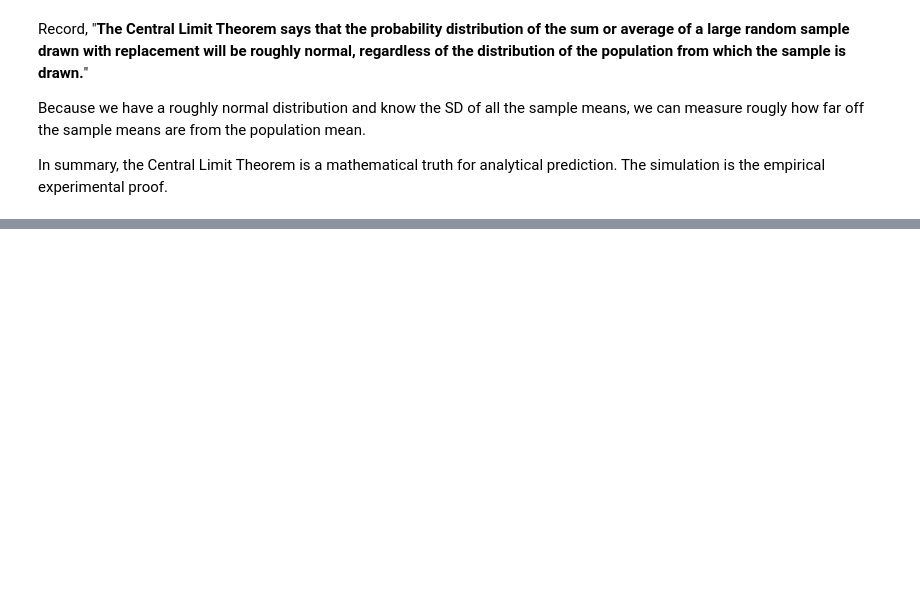
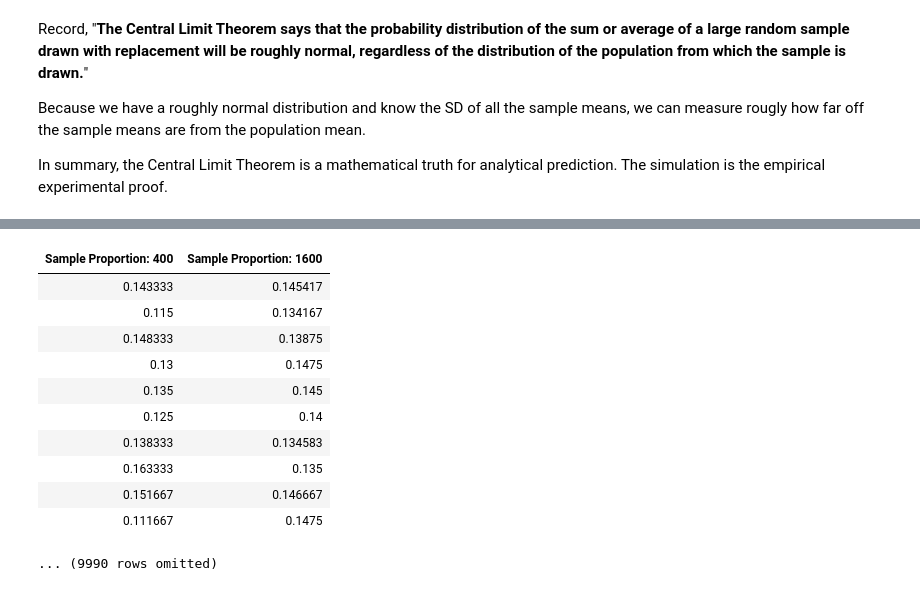
Before and after one commit to SRJC-Data-Science/materials-sp22, a Jupyter notebook: SRJC/lecture_note/lecture_25_26_27/mean_stdev_normal_distribution-pw.ipynb, the cells around one changed output, grey strips where cells are left out. Cells and saved outputs as stored; diff of their text form; code cells hidden in the pictures; blank space fills up the shorter version.

```diff
--- a/SRJC/lecture_note/lecture_25_26_27/mean_stdev_normal_distribution-pw.ipynb
+++ b/SRJC/lecture_note/lecture_25_26_27/mean_stdev_normal_distribution-pw.ipynb
@@ -494,0 +540,15 @@ for i in np.arange(10000):
+# %%
+results
+# %% [output]
+| Sample Proportion: 400 | Sample Proportion: 1600 |
+| 0.143333 | 0.145417 |
+| 0.115 | 0.134167 |
+| 0.148333 | 0.13875 |
+| 0.13 | 0.1475 |
+| 0.135 | 0.145 |
+| 0.125 | 0.14 |
+| 0.138333 | 0.134583 |
+| 0.163333 | 0.135 |
+| 0.151667 | 0.146667 |
+| 0.111667 | 0.1475 |
+... (9990 rows omitted)
```
Also changed, not shown: parts of 9 cells of this notebook, 1 other file.
